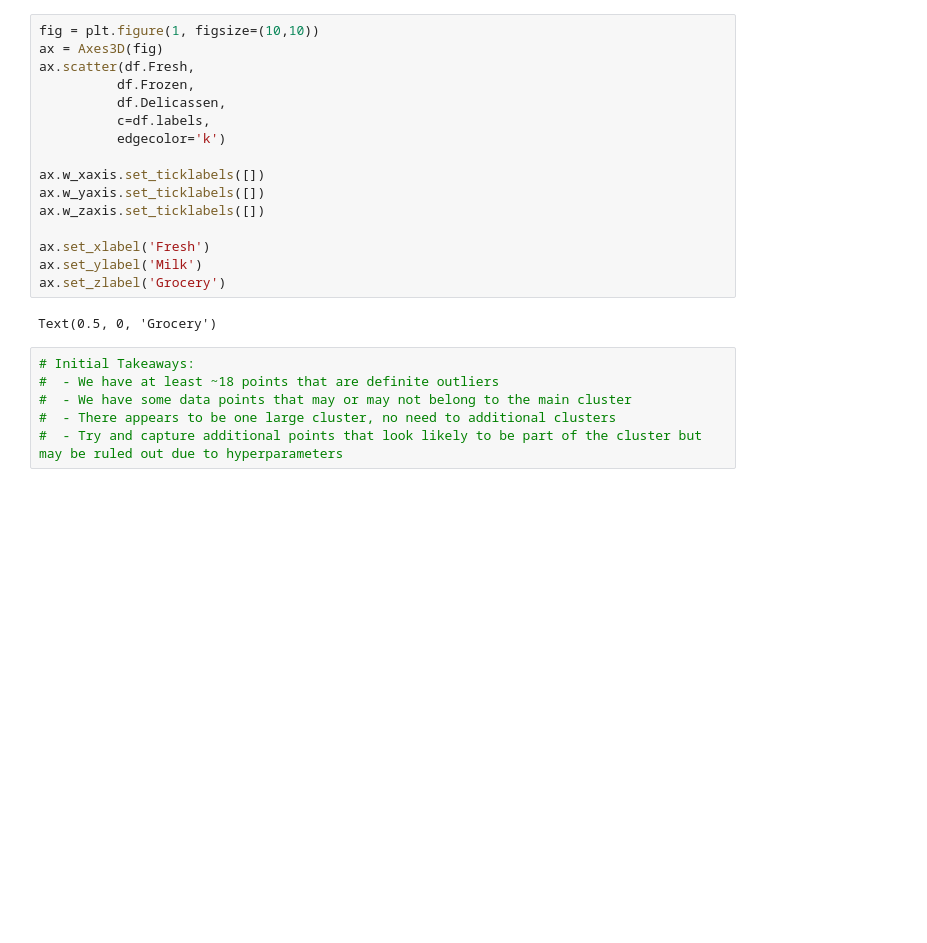
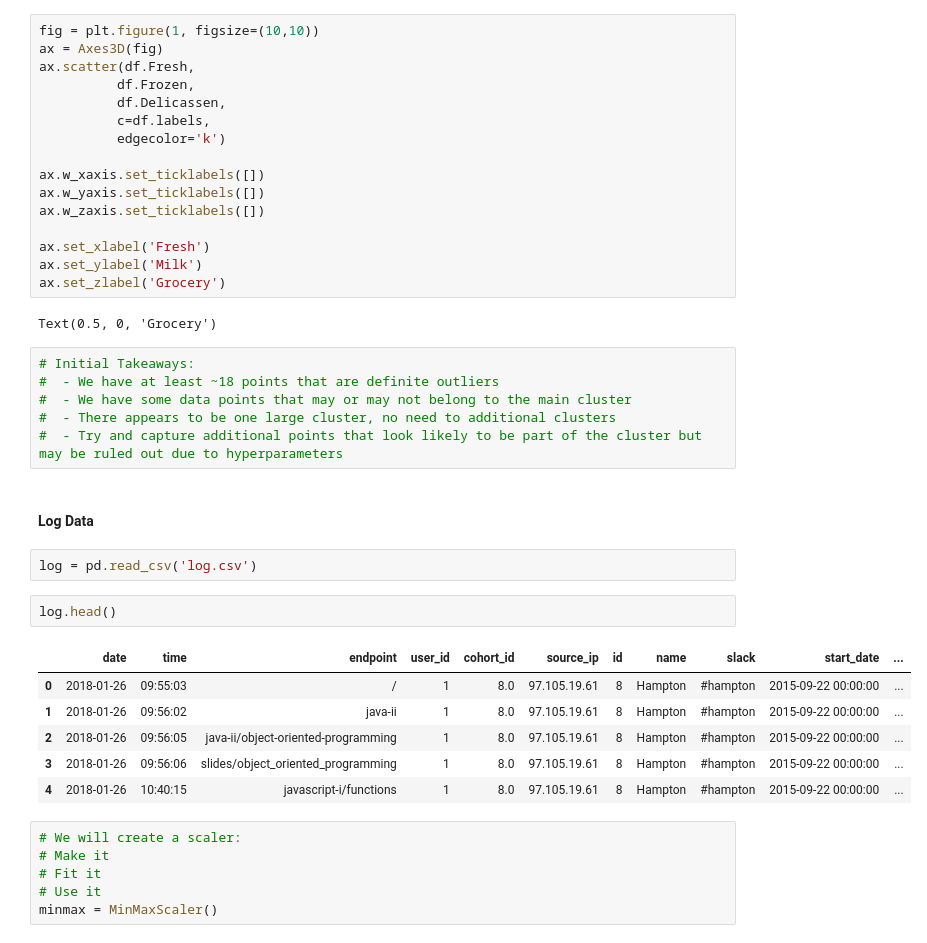
Before and after one commit to albertopuentes/anomaly-detection-exercises, a Jupyter notebook: clustering_anomaly_detection.ipynb, the cells around one changed output. Saved outputs shown, nothing was run; the diff lists cells and outputs as text; blank space fills up the shorter version.

```diff
--- a/clustering_anomaly_detection.ipynb
+++ b/clustering_anomaly_detection.ipynb
@@ -215,3 +215,22 @@ Text(0.5, 0, 'Grocery')
 #  - We have some data points that may or may not belong to the main cluster
 #  - There appears to be one large cluster, no need to additional clusters
 #  - Try and capture additional points that look likely to be part of the cluster but may be ruled out due to hyperparameters
+# %% [markdown]
+#### Log Data
+# %%
+log = pd.read_csv('log.csv')
+# %%
+log.head()
+# %% [output]
+|  | date | time | endpoint | user_id | cohort_id | source_ip | id | name | slack | start_date | ... |
+| 0 | 2018-01-26 | 09:55:03 | / | 1 | 8.0 | 97.105.19.61 | 8 | Hampton | #hampton | 2015-09-22 00:00:00 | ... |
+| 1 | 2018-01-26 | 09:56:02 | java-ii | 1 | 8.0 | 97.105.19.61 | 8 | Hampton | #hampton | 2015-09-22 00:00:00 | ... |
+| 2 | 2018-01-26 | 09:56:05 | java-ii/object-oriented-programming | 1 | 8.0 | 97.105.19.61 | 8 | Hampton | #hampton | 2015-09-22 00:00:00 | ... |
+| 3 | 2018-01-26 | 09:56:06 | slides/object_oriented_programming | 1 | 8.0 | 97.105.19.61 | 8 | Hampton | #hampton | 2015-09-22 00:00:00 | ... |
+| 4 | 2018-01-26 | 10:40:15 | javascript-i/functions | 1 | 8.0 | 97.105.19.61 | 8 | Hampton | #hampton | 2015-09-22 00:00:00 | ... |
+# %%
+# We will create a scaler:
+# Make it
+# Fit it
+# Use it
+minmax = MinMaxScaler()
```
Also changed, not shown: parts of 3 cells of this notebook.
